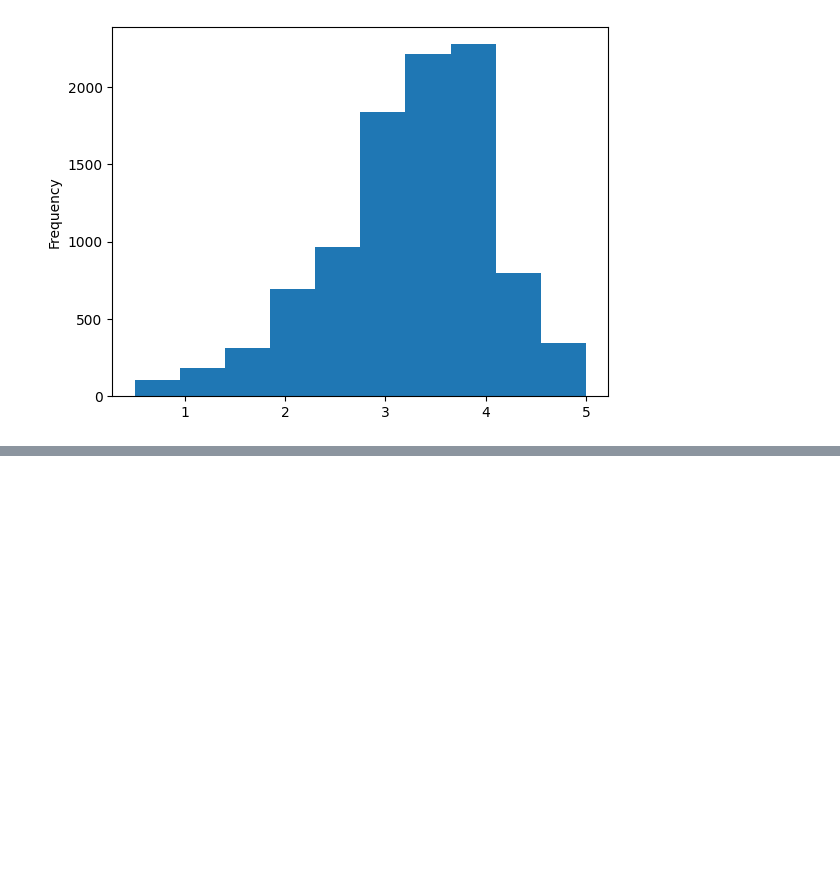
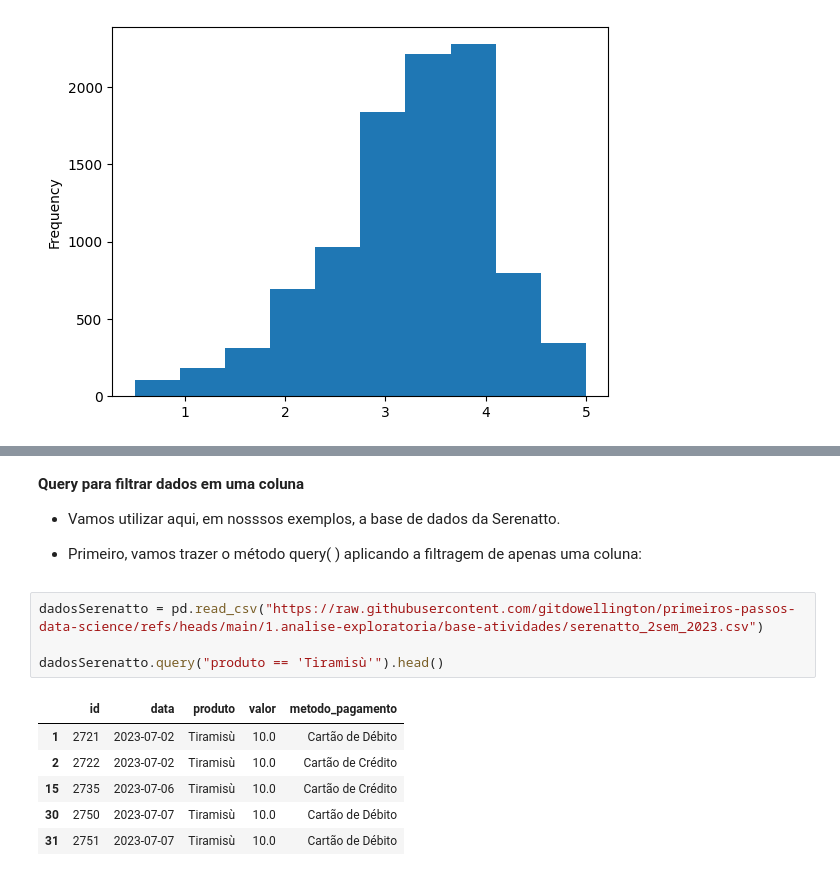
Before and after one commit to gitdowellington/primeiros-passos-data-science, a Jupyter notebook: 1.analise-exploratoria/2.analisando-os-dados/2.analisando-os-dados.ipynb, the cells around one changed output, grey strips where cells are left out. Cells and saved outputs as stored; diff of their text form; blank space fills up the shorter version.

Commit message:
Analisando-os-dados

```diff
--- a/1.analise-exploratoria/2.analisando-os-dados/2.analisando-os-dados.ipynb
+++ b/1.analise-exploratoria/2.analisando-os-dados/2.analisando-os-dados.ipynb
@@ -118,0 +124,17 @@ medias_por_filme.plot(kind="hist")
+# %% [markdown]
+**Query para filtrar dados em uma coluna**
+
+- Vamos utilizar aqui, em nosssos exemplos, a base de dados da Serenatto.
+
+- Primeiro, vamos trazer o método query( ) aplicando a filtragem de apenas uma coluna:
+# %%
+dadosSerenatto = pd.read_csv("https://raw.githubusercontent.com/gitdowellington/primeiros-passos-data-science/refs/heads/main/1.analise-exploratoria/base-atividades/serenatto_2sem_2023.csv")
+
+dadosSerenatto.query("produto == 'Tiramisù'").head()
+# %% [output]
+|  | id | data | produto | valor | metodo_pagamento |
+| 1 | 2721 | 2023-07-02 | Tiramisù | 10.0 | Cartão de Débito |
+| 2 | 2722 | 2023-07-02 | Tiramisù | 10.0 | Cartão de Crédito |
+| 15 | 2735 | 2023-07-06 | Tiramisù | 10.0 | Cartão de Crédito |
+| 30 | 2750 | 2023-07-07 | Tiramisù | 10.0 | Cartão de Débito |
+| 31 | 2751 | 2023-07-07 | Tiramisù | 10.0 | Cartão de Débito |
```
Also changed, not shown: parts of 9 cells of this notebook.
